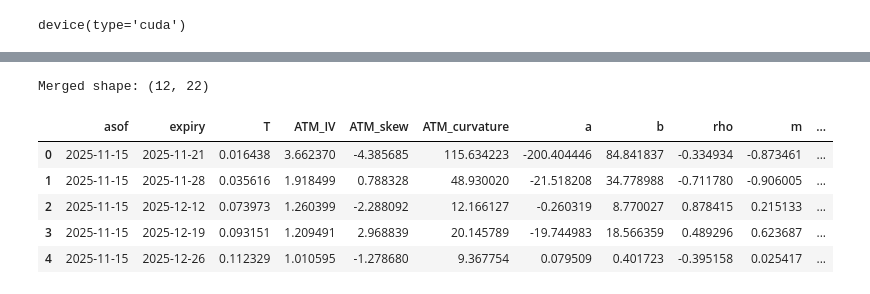
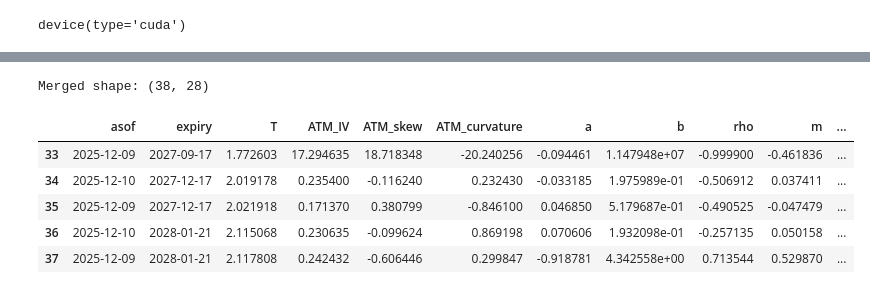
Before and after one commit to AlexMilekhin/Volatility-Surface-Modelling-ML-Forecasting, a Jupyter notebook: ML_forecasting.ipynb, the cells around one changed output, grey strips where cells are left out. Saved outputs shown, nothing was run; the diff lists cells and outputs as text; code cells hidden in the pictures.

```diff
--- a/ML_forecasting.ipynb
+++ b/ML_forecasting.ipynb
@@ -122,23 +229,23 @@ prices.head()
 # %%
 df = metrics_all.merge(
     prices[['asof', 'Close', 'return_1d', 'return_5d', 'rv_20d']],
     on='asof',
     how='left'
 )
 
 df = df.rename(columns={'Close': 'spot'})
 df = df.sort_values(['T', 'asof']).reset_index(drop=True)
 
 print("Merged shape:", df.shape)
-df.head()
+df.tail()
 # %% [output]
-Merged shape: (12, 22)
+Merged shape: (38, 28)
 |  | asof | expiry | T | ATM_IV | ATM_skew | ATM_curvature | a | b | rho | m | ... |
-| 0 | 2025-11-15 | 2025-11-21 | 0.016438 | 3.662370 | -4.385685 | 115.634223 | -200.404446 | 84.841837 | -0.334934 | -0.873461 | ... |
-| 1 | 2025-11-15 | 2025-11-28 | 0.035616 | 1.918499 | 0.788328 | 48.930020 | -21.518208 | 34.778988 | -0.711780 | -0.906005 | ... |
-| 2 | 2025-11-15 | 2025-12-12 | 0.073973 | 1.260399 | -2.288092 | 12.166127 | -0.260319 | 8.770027 | 0.878415 | 0.215133 | ... |
-| 3 | 2025-11-15 | 2025-12-19 | 0.093151 | 1.209491 | 2.968839 | 20.145789 | -19.744983 | 18.566359 | 0.489296 | 0.623687 | ... |
-| 4 | 2025-11-15 | 2025-12-26 | 0.112329 | 1.010595 | -1.278680 | 9.367754 | 0.079509 | 0.401723 | -0.395158 | 0.025417 | ... |
+| 33 | 2025-12-09 | 2027-09-17 | 1.772603 | 17.294635 | 18.718348 | -20.240256 | -0.094461 | 1.147948e+07 | -0.999900 | -0.461836 | ... |
+| 34 | 2025-12-10 | 2027-12-17 | 2.019178 | 0.235400 | -0.116240 | 0.232430 | -0.033185 | 1.975989e-01 | -0.506912 | 0.037411 | ... |
+| 35 | 2025-12-09 | 2027-12-17 | 2.021918 | 0.171370 | 0.380799 | -0.846100 | 0.046850 | 5.179687e-01 | -0.490525 | -0.047479 | ... |
+| 36 | 2025-12-10 | 2028-01-21 | 2.115068 | 0.230635 | -0.099624 | 0.869198 | 0.070606 | 1.932098e-01 | -0.257135 | 0.050158 | ... |
+| 37 | 2025-12-09 | 2028-01-21 | 2.117808 | 0.242432 | -0.606446 | 0.299847 | -0.918781 | 4.342558e+00 | 0.713544 | 0.529870 | ... |
 # %%
 df = df.sort_values(['T', 'asof']).reset_index(drop=True)
 
```
Also changed, not shown: parts of 12 cells of this notebook.
